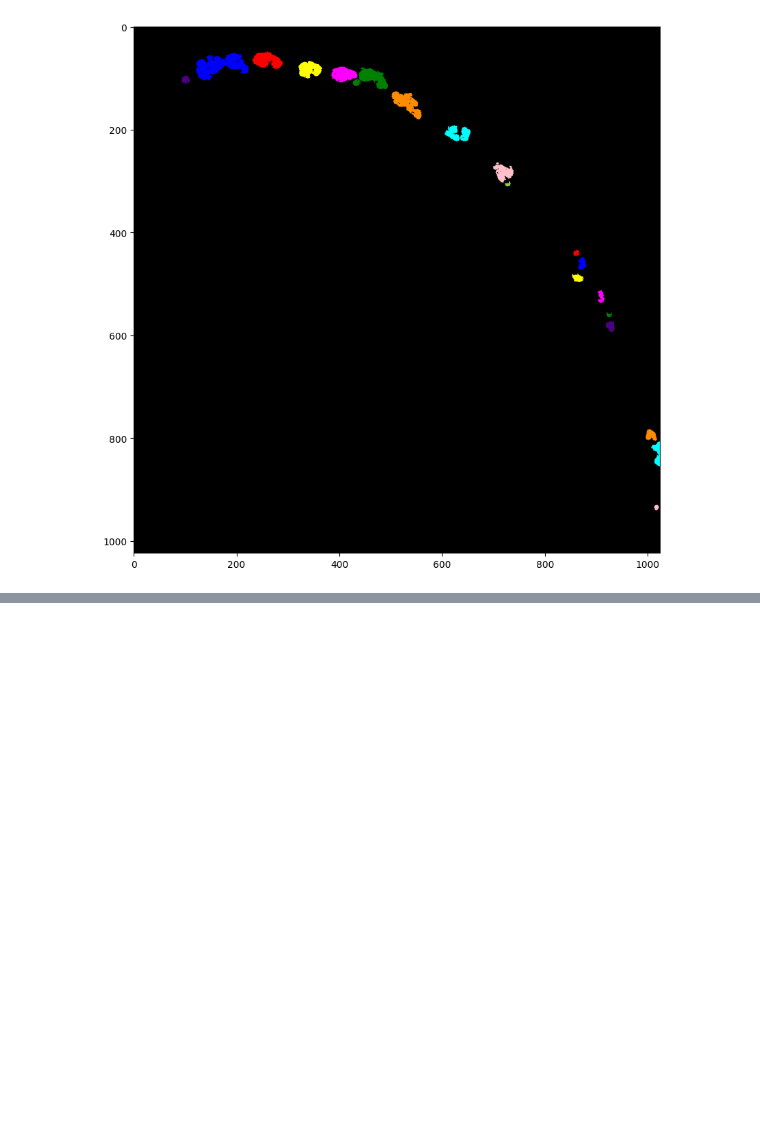
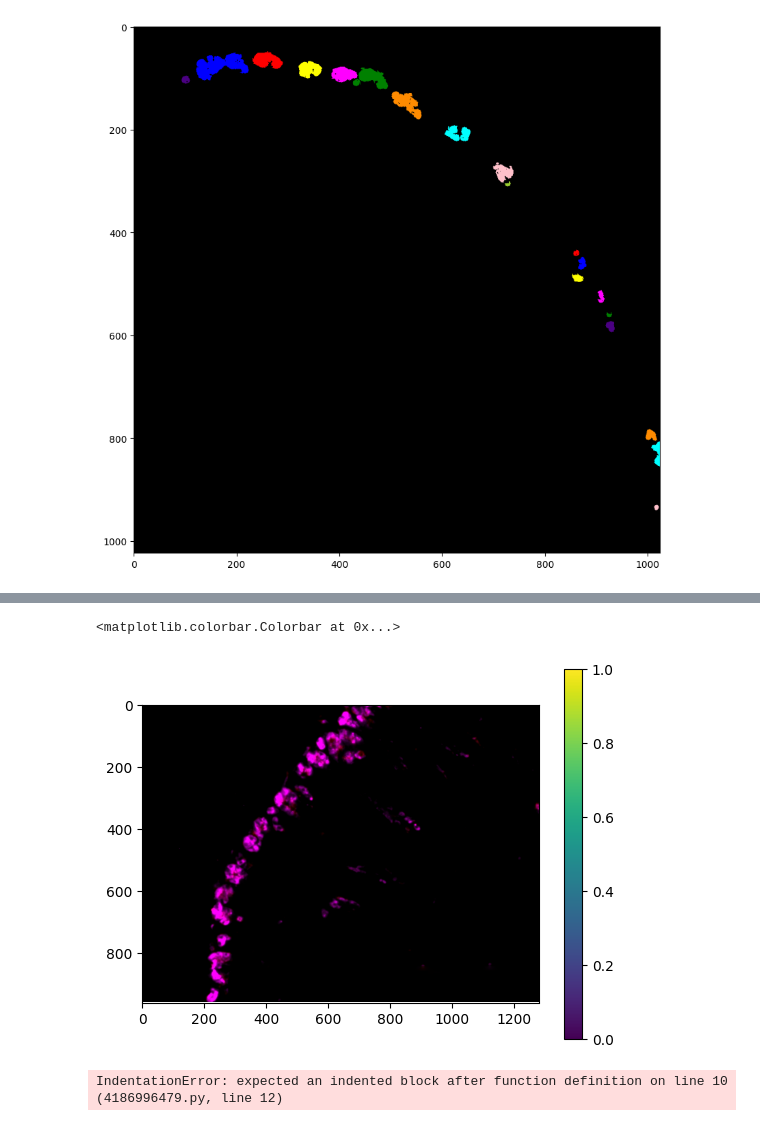
Before and after one commit to pbert5/lysozyme-stain-quantification, a Jupyter notebook: consolidated_new_morph.ipynb, the cells around one changed output, grey strips where cells are left out. Drawn from its saved outputs; the diff is of its cells as text; code cells hidden in the pictures; blank space fills up the shorter version.

```diff
--- a/consolidated_new_morph.ipynb
+++ b/consolidated_new_morph.ipynb
@@ -94,0 +413,55 @@ fig.show()
+# %%
+plt.imshow(np.stack([crypt_img, np.zeros_like(crypt_img) ,np.maximum(crypt_img - outer_trophs,0)], axis=-1)); plt.colorbar()
+# %% [output]
+<matplotlib.colorbar.Colorbar at 0x...>
+[figure, added]
+# %%
+from numpy.typing import NDArray
+crypt_img = list_of_images_to_try[0][1]
+tissue_image = list_of_images_to_try[0][2]
+blob_size_px = 1
+def identify_crypt_seeds(crypt_img: NDArray, tissue_image: NDArray, blob_size_px: int) -> NDArray[np.int_]:
+
+    return crypt_seeds
+
+
+def identify_tissue_seeds() -> NDArray[np.bool]:
+
+def clean_up_tissue_to_more_complete_boundries(limited_expanded_crypts: NDArray[np.bool], blob_size_px: int) -> NDArray[np.bool_]: #should return a binary mask of tissue
+    erosion_kernel_size = max(3, int(round(effective_blob * 0.15)))
+    if erosion_kernel_size % 2 == 1:
+        erosion_kernel_size += 1
+    cv_kernel = cv2.getStructuringElement(cv2.MORPH_ELLIPSE, (erosion_kernel_size, erosion_kernel_size))
+    mask_u8 = mask_gt_red.astype(np.uint8) * 255
+    erosion_iterations = max(1, int(round(effective_blob / 20.0)))
+    mask_eroded_u8 = cv2.erode(mask_u8, cv_kernel, iterations=erosion_iterations)
+
+
+
+    cleaned_tissue  = over_expanded_tissue and (limited_expanded_crypts is 0)
+    return cleaned_tissue
+
+
+
+def limited_expansion( # this is a limited expansion that represents a theoretical max that we would want it to achive before the influence of tissue
+        crypt_seeds: NDArray[np.int_],
+        tissue_seeds: NDArray[np.bool],
+        blob_size_px: int
+        ) -> NDArray[np.int_], NDArray[np.bool_]:
+
+    return limited_expanded_crypts, limited_expanded_tissue
+
+
+def watershed_for_full_crypts(
+        crypt_seeds: NDArray[np.int_],
+        cleaned_tissue: NDArray[np.bool_],
+        ) -> NDArray[np.int_]:
+
+    altitude_map =
+    seeds =
+
+    return full_crypts
+
+labeled_lysozyme_to_crypt_map = watershed_for_full_crypts()
+# %% [output]
+IndentationError: expected an indented block after function definition on line 10 (4186996479.py, line 12)
```
Also changed, not shown: parts of 11 cells of this notebook.
